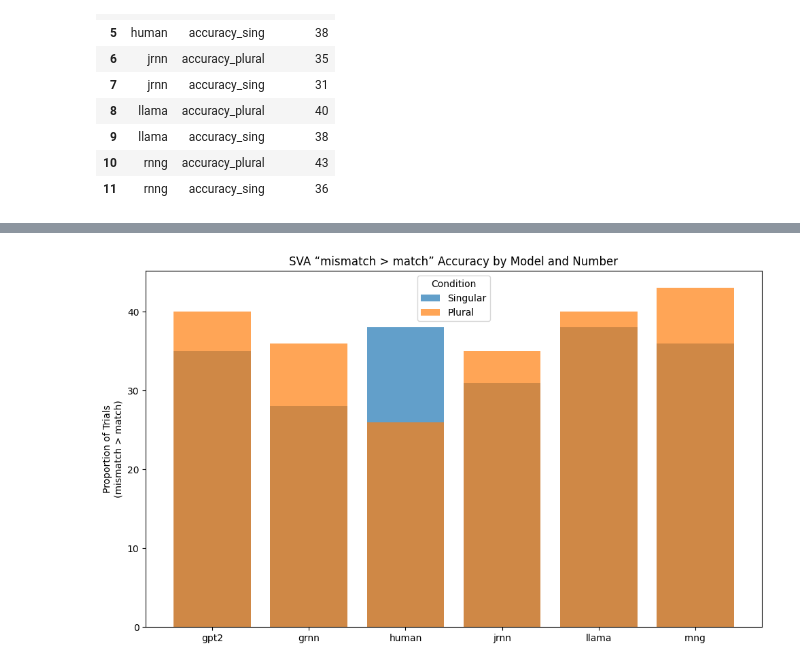
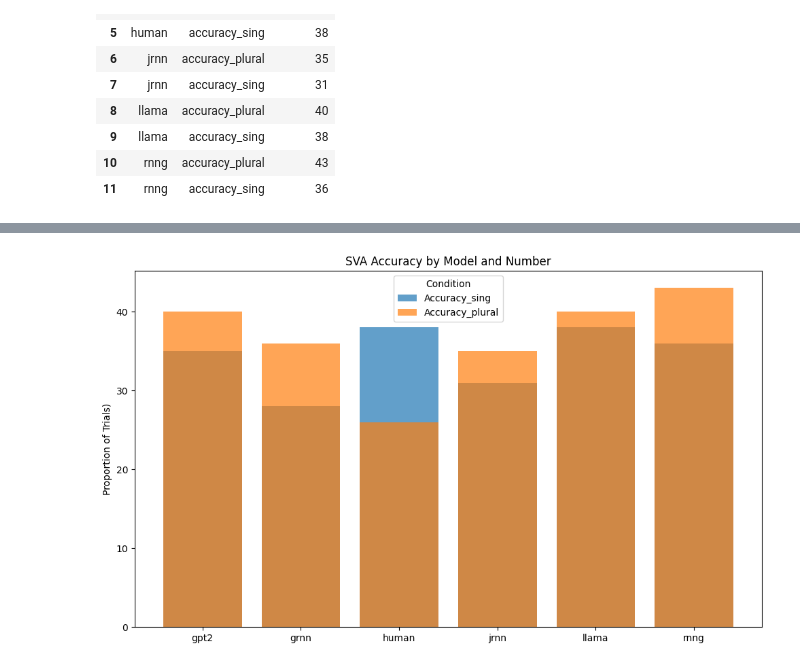
Before and after one commit to Bhardwaj-Sarthak/Personal-Projects, a Jupyter notebook: understanding-llms/homework/04_evaluation.ipynb, the cells around one changed output, grey strips where cells are left out. Cells and saved outputs as stored; diff of their text form; code cells hidden in the pictures.

```diff
--- a/understanding-llms/homework/04_evaluation.ipynb
+++ b/understanding-llms/homework/04_evaluation.ipynb
@@ -703,32 +704,21 @@ df.groupby('model')[['singular_correct', 'plural_correct']].sum()
 # %%
 # barplot of the results, by model and by condition (plural vs. singular)
 ### YOUR CODE HERE ###
-import matplotlib.pyplot as plt
-summary = (
-    df.melt(id_vars=['model'],
-            value_vars=['singular_correct','plural_correct'],
-            var_name='condition',
-            value_name='is_harder')
-      .assign(number=lambda d: d['condition'].str.replace('_correct',''))
-      .groupby(['model','number'])['is_harder']
-      .sum()
-      .reset_index()
-)
 
 # PLOT GROUPED BAR CHART
 fig, ax = plt.subplots(figsize=(10, 6))
-for num, color in zip(['singular','plural'], ['C0','C1']):
+for num, color in zip(['accuracy_sing','accuracy_plural'], ['C0','C1']):
     subset = summary[summary['number']==num]
     ax.bar(subset['model'], subset['is_harder'],
            label=num.capitalize(), color=color,
            alpha=0.7,
            )
 
 ax.set_xticklabels(ax.get_xticklabels())
-ax.set_ylabel('Proportion of Trials\n(mismatch > match)')
-ax.set_title('SVA “mismatch > match” Accuracy by Model and Number')
+ax.set_ylabel('Proportion of Trials)')
+ax.set_title('SVA Accuracy by Model and Number')
 ax.legend(title='Condition')
 plt.tight_layout()
 plt.show()
 # %% [output]
-[figure, old version]
+[figure, new version]
```
Also changed, not shown: parts of 8 cells of this notebook.
